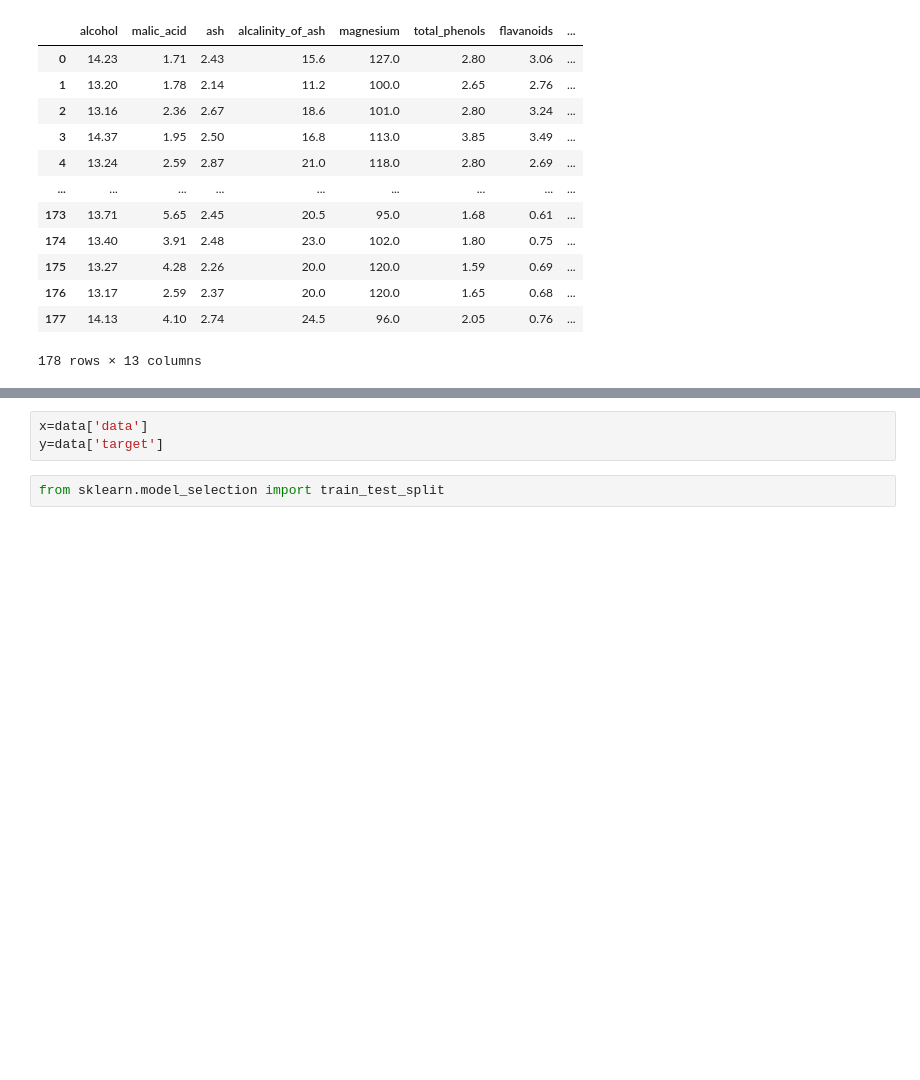
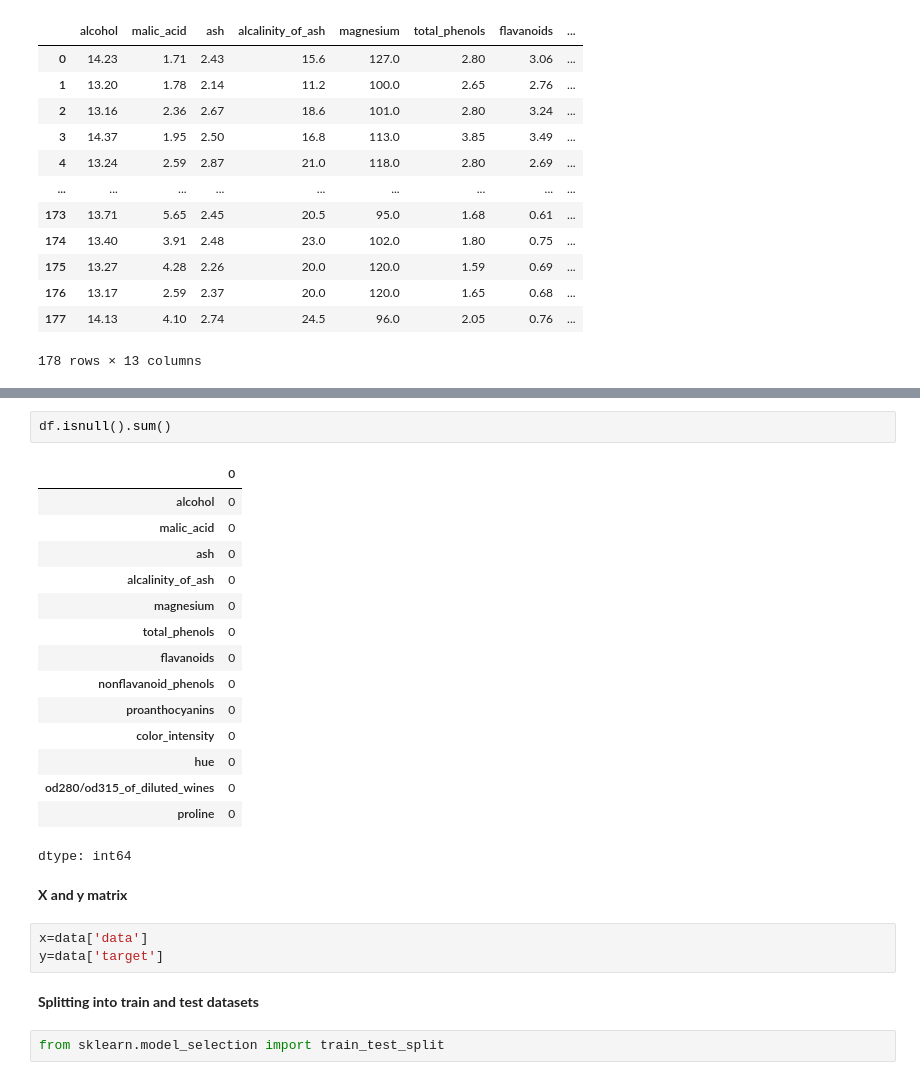
Before and after one commit to MuhsinaPP/MachineLearning, a Jupyter notebook: Load_wine_LogisticRegression.ipynb, the cells around one changed output, grey strips where cells are left out. Saved outputs shown, nothing was run; the diff lists cells and outputs as text; blank space fills up the shorter version.

```diff
--- a/Load_wine_LogisticRegression.ipynb
+++ b/Load_wine_LogisticRegression.ipynb
@@ -47,6 +110,28 @@ df
+# %%
+df.isnull().sum()
+# %% [output]
+|  | 0 |
+| alcohol | 0 |
+| malic_acid | 0 |
+| ash | 0 |
+| alcalinity_of_ash | 0 |
+| magnesium | 0 |
+| total_phenols | 0 |
+| flavanoids | 0 |
+| nonflavanoid_phenols | 0 |
+| proanthocyanins | 0 |
+| color_intensity | 0 |
+| hue | 0 |
+| od280/od315_of_diluted_wines | 0 |
+| proline | 0 |
+dtype: int64
+# %% [markdown]
+**X and y matrix**
 # %%
 x=data['data']
 y=data['target']
+# %% [markdown]
+**Splitting into train and test datasets**
 # %%
 from sklearn.model_selection import train_test_split
 # %%
```
Also changed, not shown: parts of 11 cells of this notebook.
